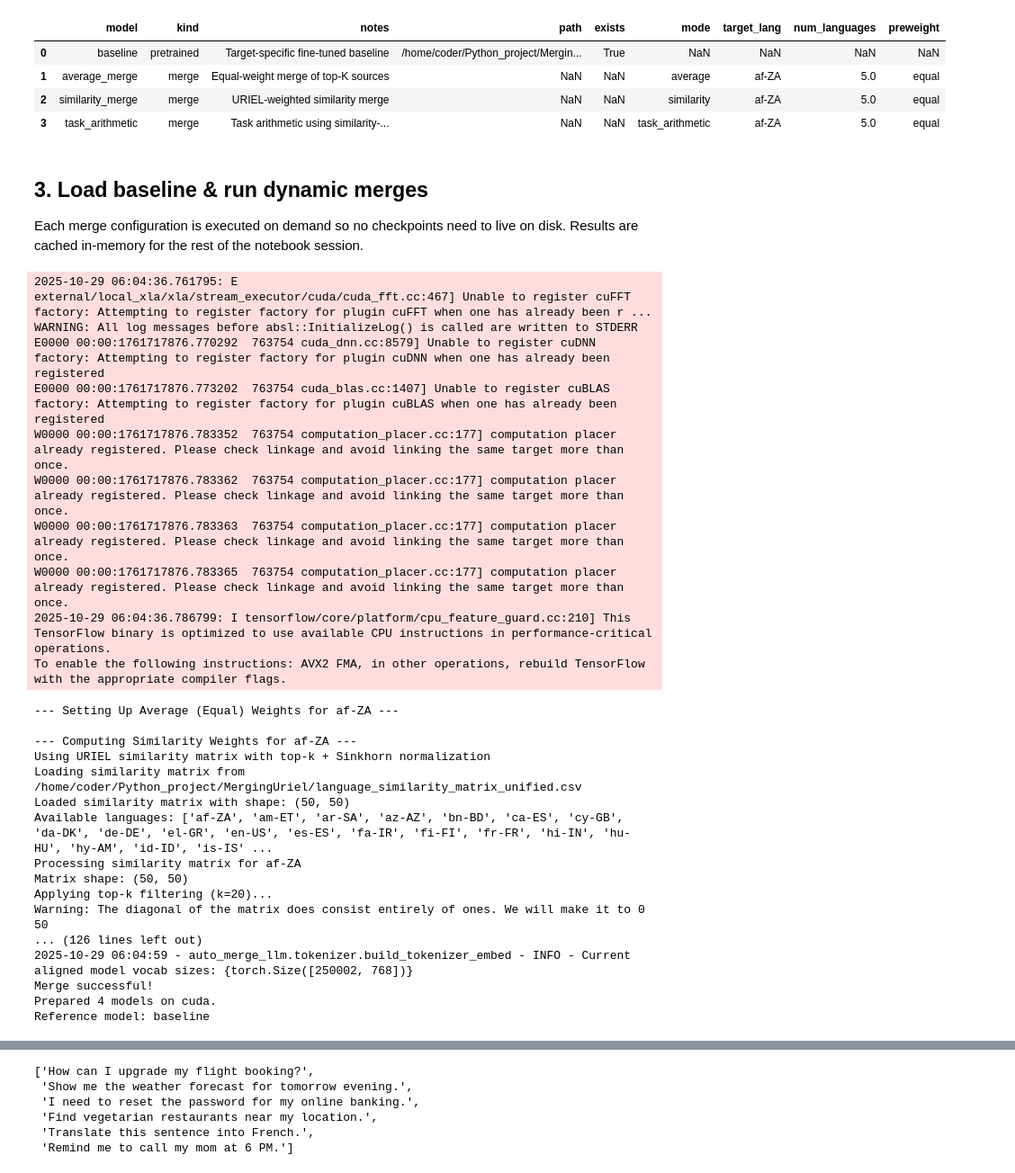
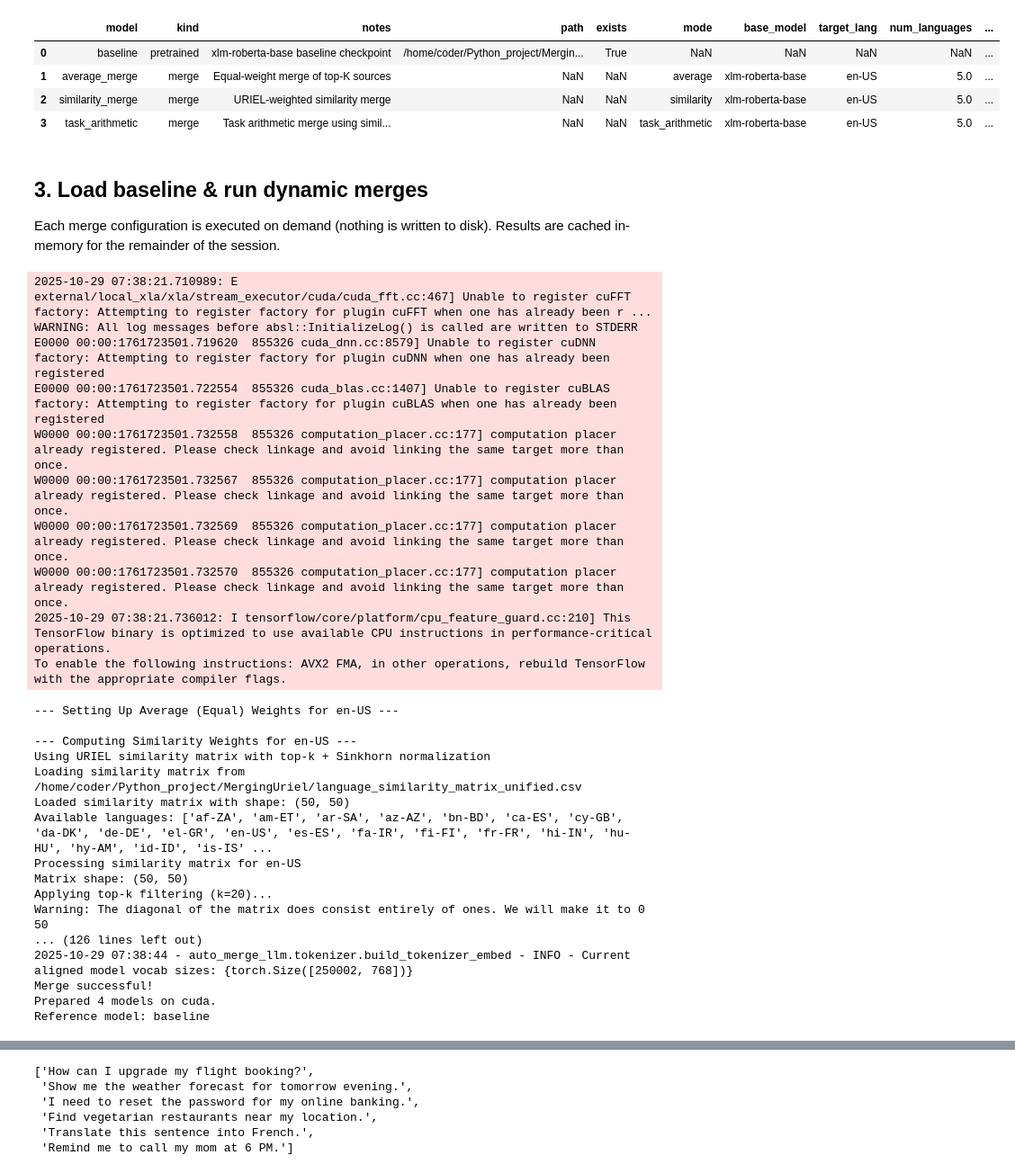
Before and after one commit to Erland366/merginguriel, a Jupyter notebook: notebooks/merge_method_microscope.ipynb, the cells around one changed output, grey strips where cells are left out. Shown at 90% size. Saved outputs shown, nothing was run; the diff lists cells and outputs as text; code cells hidden in the pictures.

Commit message:
Update .gitattributes for IPython notebook detection, enhance merging logic to include base model, and improve naming patterns for merged models

```diff
--- a/notebooks/merge_method_microscope.ipynb
+++ b/notebooks/merge_method_microscope.ipynb
@@ -37,23 +31,29 @@ Update `TARGET_LOCALE` and tweak `MODEL_SETUPS` to point at the baseline model a
 # %%
-from merginguriel.run_merging_pipeline_refactored import MergeConfig as MergeConfg
 PROJECT_ROOT = Path.cwd().resolve().parent
-BASE_DIR = PROJECT_ROOT / "haryos_model"
 
-TARGET_LOCALE = "af-ZA"  # <-- adjust target locale
+TARGET_LOCALE = "en-US"  # <-- change to the locale you want to inspect
+BASE_MODEL_NAME = "xlm-roberta-base"  # options: 'xlm-roberta-base', 'xlm-roberta-large'
 DEFAULT_NUM_LANGUAGES = 5
+
+MODEL_BASE_DIRS = {
+    "xlm-roberta-base": PROJECT_ROOT / "haryos_model",
+    "xlm-roberta-large": PROJECT_ROOT / "haryos_model_large",
+}
+
+BASE_DIR = MODEL_BASE_DIRS[BASE_MODEL_NAME]
 
 MODEL_SETUPS = OrderedDict({
     "baseline": {
         "kind": "pretrained",
-        "path": BASE_DIR / f"xlm-roberta-base_massive_k_{TARGET_LOCALE}",
-        "notes": "Target-specific fine-tuned baseline",
+        "path": BASE_DIR / f"{BASE_MODEL_NAME}_massive_k_{TARGET_LOCALE}",
+        "notes": f"{BASE_MODEL_NAME} baseline checkpoint",
     },
     "average_merge": {
         "kind": "merge",
-        "config": MergeConfg(
+        "config": MergeConfig(
             mode="average",
             target_lang=TARGET_LOCALE,
-            base_model="xlm-roberta-base",
+            base_model=BASE_MODEL_NAME,
             num_languages=DEFAULT_NUM_LANGUAGES,
         ),
         "notes": "Equal-weight merge of top-K sources",
@@ -63,7 +63,7 @@ MODEL_SETUPS = OrderedDict({
         "config": MergeConfig(
             mode="similarity",
             target_lang=TARGET_LOCALE,
-            base_model="xlm-roberta-base",
+            base_model=BASE_MODEL_NAME,
             num_languages=DEFAULT_NUM_LANGUAGES,
             similarity_type="URIEL",
         ),
@@ -74,17 +74,17 @@ MODEL_SETUPS = OrderedDict({
         "config": MergeConfig(
             mode="task_arithmetic",
             target_lang=TARGET_LOCALE,
-            base_model="xlm-roberta-base",
+            base_model=BASE_MODEL_NAME,
             num_languages=DEFAULT_NUM_LANGUAGES,
         ),
-        "notes": "Task arithmetic using similarity-selected sources",
+        "notes": "Task arithmetic merge using similarity-selected sources",
     },
     # "fisher_dataset": {
     #     "kind": "merge",
     #     "config": MergeConfig(
     #         mode="fisher_dataset",
     #         target_lang=TARGET_LOCALE,
-    #         base_model="xlm-roberta-base",
+    #         base_model=BASE_MODEL_NAME,
     #         num_languages=DEFAULT_NUM_LANGUAGES,
     #         dataset_name="AmazonScience/massive",
     #         dataset_split="train",
@@ -93,6 +93,7 @@ MODEL_SETUPS = OrderedDict({
     #         fisher_data_mode="target",
     #         preweight="uriel",
     #     ),
-    #     "notes": "Fisher merge (requires dataset access)",
+    #     "notes": "Fisher merge (requires cached dataset)",
     # },
+
 })
@@ -103,30 +104,31 @@ The table summarises which resources will be used. Paths that do not exist are s
 # %%
 summary_rows = []
 for name, cfg in MODEL_SETUPS.items():
     row = {"model": name, "kind": cfg["kind"], "notes": cfg.get("notes", "")}
     if cfg["kind"] == "pretrained":
         path = cfg["path"]
         row["path"] = str(path)
         row["exists"] = path.exists()
     else:
         conf = cfg["config"]
         row["mode"] = conf.mode
+        row["base_model"] = conf.base_model
         row["target_lang"] = conf.target_lang
         row["num_languages"] = conf.num_languages
         row["preweight"] = getattr(conf, "preweight", None)
     summary_rows.append(row)
 
 display(pd.DataFrame(summary_rows))
 # %% [output]
-|  | model | kind | notes | path | exists | mode | target_lang | num_languages | preweight |
-| 0 | baseline | pretrained | Target-specific fine-tuned baseline | /home/coder/Python_project/Mergin... | True | NaN | NaN | NaN | NaN |
-| 1 | average_merge | merge | Equal-weight merge of top-K sources | NaN | NaN | average | af-ZA | 5.0 | equal |
-| 2 | similarity_merge | merge | URIEL-weighted similarity merge | NaN | NaN | similarity | af-ZA | 5.0 | equal |
-| 3 | task_arithmetic | merge | Task arithmetic using similarity-... | NaN | NaN | task_arithmetic | af-ZA | 5.0 | equal |
+|  | model | kind | notes | path | exists | mode | base_model | target_lang | num_languages | ... |
+| 0 | baseline | pretrained | xlm-roberta-base baseline checkpoint | /home/coder/Python_project/Mergin... | True | NaN | NaN | NaN | NaN | ... |
+| 1 | average_merge | merge | Equal-weight merge of top-K sources | NaN | NaN | average | xlm-roberta-base | en-US | 5.0 | ... |
+| 2 | similarity_merge | merge | URIEL-weighted similarity merge | NaN | NaN | similarity | xlm-roberta-base | en-US | 5.0 | ... |
+| 3 | task_arithmetic | merge | Task arithmetic merge using simil... | NaN | NaN | task_arithmetic | xlm-roberta-base | en-US | 5.0 | ... |
 # %% [markdown]
 ## 3. Load baseline & run dynamic merges
 
-Each merge configuration is executed on demand so no checkpoints need to live on disk. Results are cached in-memory for the rest of the notebook session.
+Each merge configuration is executed on demand (nothing is written to disk). Results are cached in-memory for the remainder of the session.
 # %%
 DEVICE = "cuda" if torch.cuda.is_available() else "cpu"
 artifacts = {}
@@ -148,30 +150,30 @@ print(f"Prepared {len(artifacts)} models on {DEVICE}.")
 REFERENCE_KEY = "baseline" if "baseline" in artifacts else next(iter(artifacts))
 print(f"Reference model: {REFERENCE_KEY}")
 # %% [output]
-2025-10-29 06:04:36.761795: E external/local_xla/xla/stream_executor/cuda/cuda_fft.cc:467] Unable to register cuFFT factory: Attempting to register factory for plugin cuFFT when one has already been r ...
+2025-10-29 07:38:21.710989: E external/local_xla/xla/stream_executor/cuda/cuda_fft.cc:467] Unable to register cuFFT factory: Attempting to register factory for plugin cuFFT when one has already been r ...
 WARNING: All log messages before absl::InitializeLog() is called are written to STDERR
-E0000 00:00:1761717876.770292  763754 cuda_dnn.cc:8579] Unable to register cuDNN factory: Attempting to register factory for plugin cuDNN when one has already been registered
-E0000 00:00:1761717876.773202  763754 cuda_blas.cc:1407] Unable to register cuBLAS factory: Attempting to register factory for plugin cuBLAS when one has already been registered
-W0000 00:00:1761717876.783352  763754 computation_placer.cc:177] computation placer already registered. Please check linkage and avoid linking the same target more than once.
-W0000 00:00:1761717876.783362  763754 computation_placer.cc:177] computation placer already registered. Please check linkage and avoid linking the same target more than once.
-W0000 00:00:1761717876.783363  763754 computation_placer.cc:177] computation placer already registered. Please check linkage and avoid linking the same target more than once.
-W0000 00:00:1761717876.783365  763754 computation_placer.cc:177] computation placer already registered. Please check linkage and avoid linking the same target more than once.
-2025-10-29 06:04:36.786799: I tensorflow/core/platform/cpu_feature_guard.cc:210] This TensorFlow binary is optimized to use available CPU instructions in performance-critical operations.
+E0000 00:00:1761723501.719620  855326 cuda_dnn.cc:8579] Unable to register cuDNN factory: Attempting to register factory for plugin cuDNN when one has already been registered
+E0000 00:00:1761723501.722554  855326 cuda_blas.cc:1407] Unable to register cuBLAS factory: Attempting to register factory for plugin cuBLAS when one has already been registered
+W0000 00:00:1761723501.732558  855326 computation_placer.cc:177] computation placer already registered. Please check linkage and avoid linking the same target more than once.
+W0000 00:00:1761723501.732567  855326 computation_placer.cc:177] computation placer already registered. Please check linkage and avoid linking the same target more than once.
+W0000 00:00:1761723501.732569  855326 computation_placer.cc:177] computation placer already registered. Please check linkage and avoid linking the same target more than once.
+W0000 00:00:1761723501.732570  855326 computation_placer.cc:177] computation placer already registered. Please check linkage and avoid linking the same target more than once.
+2025-10-29 07:38:21.736012: I tensorflow/core/platform/cpu_feature_guard.cc:210] This TensorFlow binary is optimized to use available CPU instructions in performance-critical operations.
 To enable the following instructions: AVX2 FMA, in other operations, rebuild TensorFlow with the appropriate compiler flags.
---- Setting Up Average (Equal) Weights for af-ZA ---
+--- Setting Up Average (Equal) Weights for en-US ---
 
---- Computing Similarity Weights for af-ZA ---
+--- Computing Similarity Weights for en-US ---
 Using URIEL similarity matrix with top-k + Sinkhorn normalization
 Loading similarity matrix from /home/coder/Python_project/MergingUriel/language_similarity_matrix_unified.csv
 Loaded similarity matrix with shape: (50, 50)
 Available languages: ['af-ZA', 'am-ET', 'ar-SA', 'az-AZ', 'bn-BD', 'ca-ES', 'cy-GB', 'da-DK', 'de-DE', 'el-GR', 'en-US', 'es-ES', 'fa-IR', 'fi-FI', 'fr-FR', 'hi-IN', 'hu-HU', 'hy-AM', 'id-ID', 'is-IS' ...
-Processing similarity matrix for af-ZA
+Processing similarity matrix for en-US
 Matrix shape: (50, 50)
 Applying top-k filtering (k=20)...
 Warning: The diagonal of the matrix does consist entirely of ones. We will make it to 0
 50
 ... (126 lines left out)
-2025-10-29 06:04:59 - auto_merge_llm.tokenizer.build_tokenizer_embed - INFO - Current aligned model vocab sizes: {torch.Size([250002, 768])}
+2025-10-29 07:38:44 - auto_merge_llm.tokenizer.build_tokenizer_embed - INFO - Current aligned model vocab sizes: {torch.Size([250002, 768])}
 Merge successful!
 Prepared 4 models on cuda.
 Reference model: baseline
```
Also changed, not shown: parts of 61 cells of this notebook, 5 other files.
